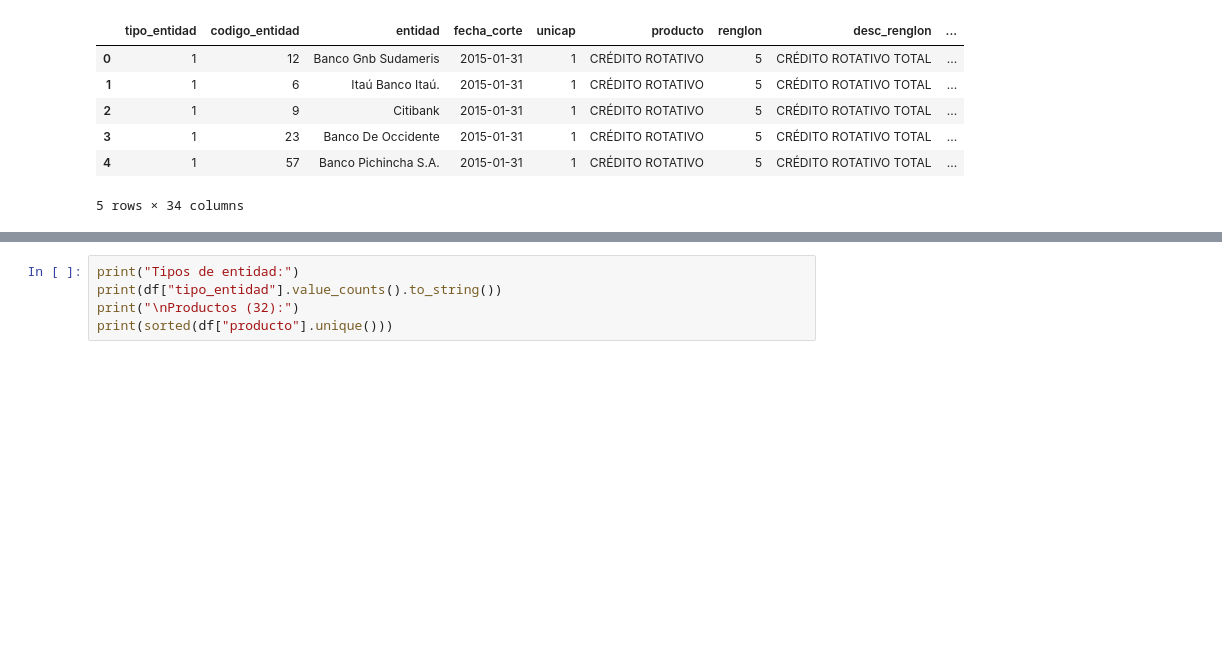
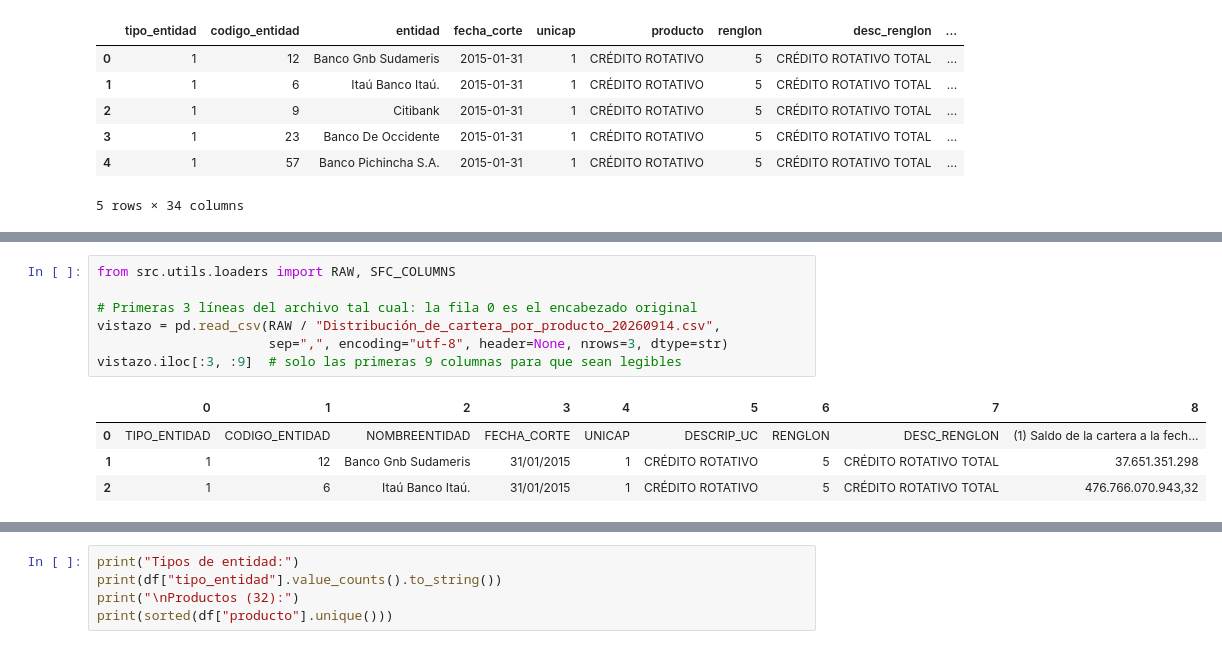
Before and after one commit to samestediazmedin/Financiera-proyecto-de-Riesgo-de-Cr-dito, a Jupyter notebook: notebooks/02_eda_sfc.ipynb, the cells around one changed output, grey strips where cells are left out. Drawn from its saved outputs; the diff is of its cells as text; blank space fills up the shorter version.

```diff
--- a/notebooks/02_eda_sfc.ipynb
+++ b/notebooks/02_eda_sfc.ipynb
@@ -38,0 +60,12 @@ Rango temporal: 2015-01-31 -> 2026-06-30
+# %%
+from src.utils.loaders import RAW, SFC_COLUMNS
+
+# Primeras 3 líneas del archivo tal cual: la fila 0 es el encabezado original
+vistazo = pd.read_csv(RAW / "Distribución_de_cartera_por_producto_20260914.csv",
+                      sep=",", encoding="utf-8", header=None, nrows=3, dtype=str)
+vistazo.iloc[:3, :9]  # solo las primeras 9 columnas para que sean legibles
+# %% [output]
+|  | 0 | 1 | 2 | 3 | 4 | 5 | 6 | 7 | 8 |
+| 0 | TIPO_ENTIDAD | CODIGO_ENTIDAD | NOMBREENTIDAD | FECHA_CORTE | UNICAP | DESCRIP_UC | RENGLON | DESC_RENGLON | (1) Saldo de la cartera a la fech... |
+| 1 | 1 | 12 | Banco Gnb Sudameris | 31/01/2015 | 1 | CRÉDITO ROTATIVO | 5 | CRÉDITO ROTATIVO TOTAL | 37.651.351.298 |
+| 2 | 1 | 6 | Itaú Banco Itaú. | 31/01/2015 | 1 | CRÉDITO ROTATIVO | 5 | CRÉDITO ROTATIVO TOTAL | 476.766.070.943,32 |
```
Also changed, not shown: parts of 12 cells of this notebook, 2 other files.
